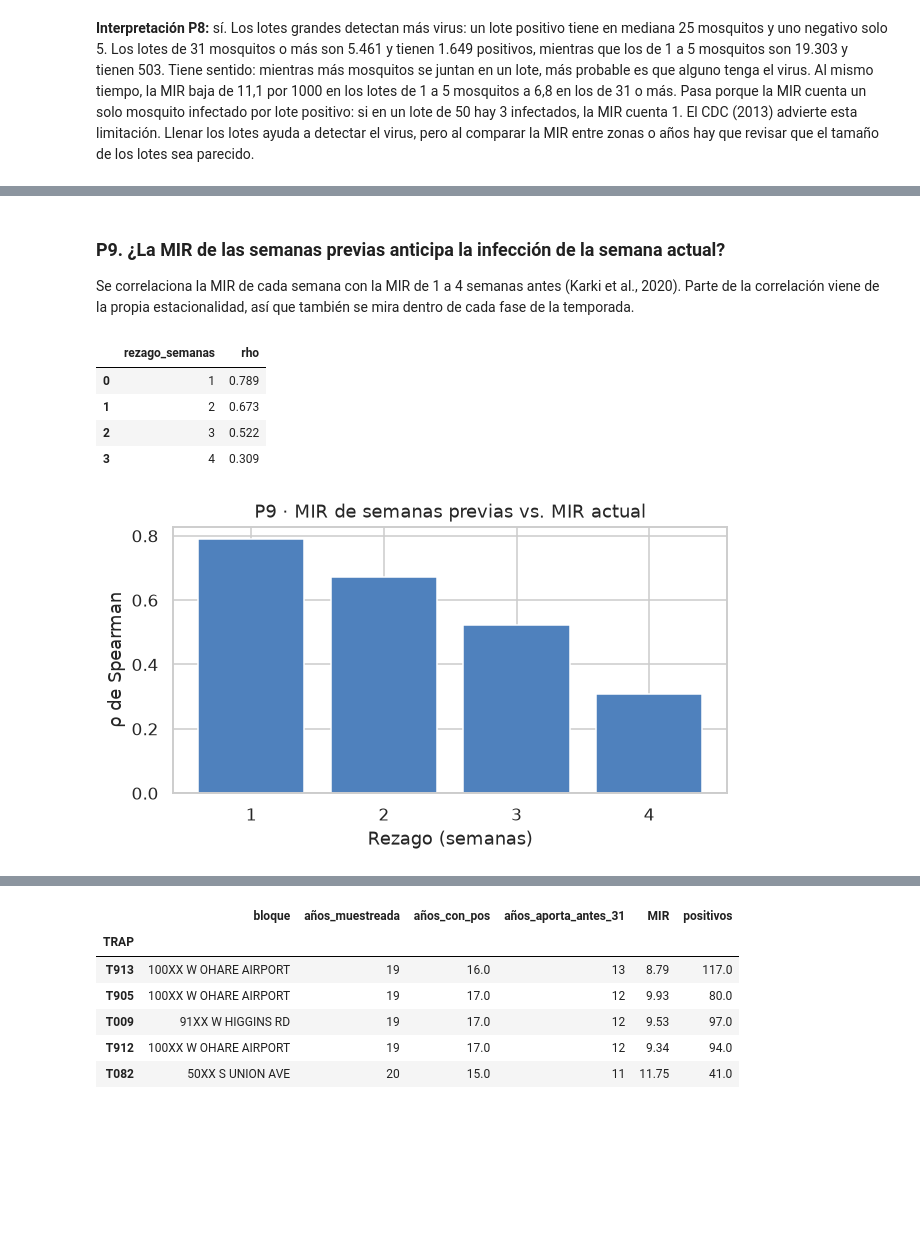
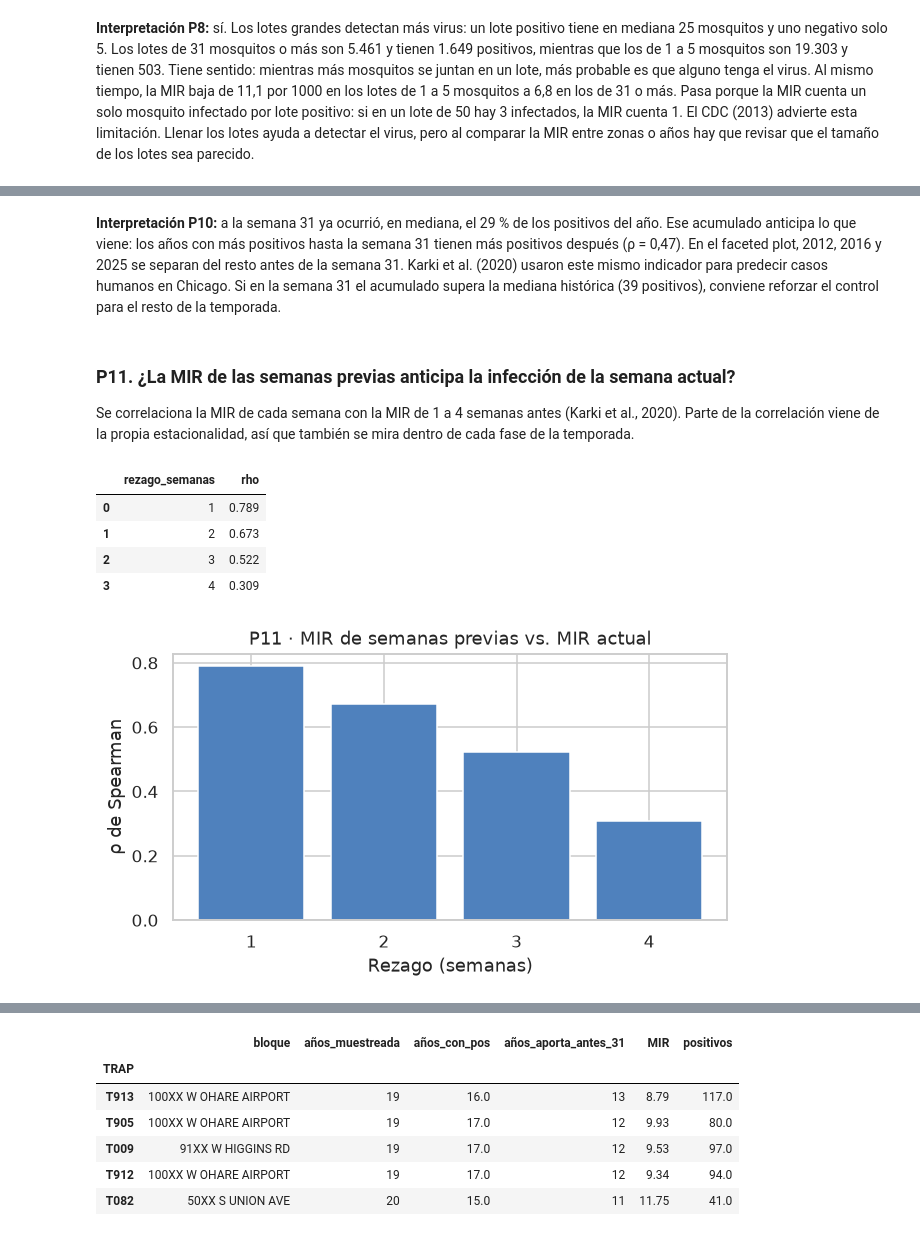
Before and after one commit to salva1984/icd, a Jupyter notebook: proyecto_wnv.ipynb, the cells around one changed output, grey strips where cells are left out. Cells and saved outputs as stored; diff of their text form; code cells hidden in the pictures; blank space fills up the shorter version.

```diff
--- a/proyecto_wnv.ipynb
+++ b/proyecto_wnv.ipynb
@@ -926,23 +998,25 @@ plt.tight_layout(); plt.show()
+# %% [markdown]
+**Interpretación P10:** a la semana 31 ya ocurrió, en mediana, el 29 % de los positivos del año. Ese acumulado anticipa lo que viene: los años con más positivos hasta la semana 31 tienen más positivos después (ρ = 0,47). En el faceted plot, 2012, 2016 y 2025 se separan del resto antes de la semana 31. Karki et al. (2020) usaron este mismo indicador para predecir casos humanos en Chicago. Si en la semana 31 el acumulado supera la mediana histórica (39 positivos), conviene reforzar el control para el resto de la temporada.
 # %% [markdown]
-### P9. ¿La MIR de las semanas previas anticipa la infección de la semana actual?
+### P11. ¿La MIR de las semanas previas anticipa la infección de la semana actual?
 Se correlaciona la MIR de cada semana con la MIR de 1 a 4 semanas antes (Karki et al., 2020). Parte de la correlación viene de la propia estacionalidad, así que también se mira dentro de cada fase de la temporada.
 # %%
 correl_previas = pd.DataFrame([
     {'rezago_semanas': k, 'rho': sem_ok[f'MIR_PREV_{k}'].corr(sem_ok['MIR'], method='spearman')}
     for k in REZAGOS])
 display(correl_previas.style.format({'rho': '{:.3f}'}))
 
 fig, ax = plt.subplots(figsize=(6, 3.5))
 ax.bar(correl_previas['rezago_semanas'], correl_previas['rho'], color='#4f81bd')
 ax.set_xlabel('Rezago (semanas)'); ax.set_ylabel('ρ de Spearman'); ax.set_xticks(list(REZAGOS))
-ax.set_title('P9 · MIR de semanas previas vs. MIR actual'); plt.tight_layout(); plt.show()
+ax.set_title('P11 · MIR de semanas previas vs. MIR actual'); plt.tight_layout(); plt.show()
 # %% [output]
 |  | rezago_semanas | rho |
 | 0 | 1 | 0.789 |
 | 1 | 2 | 0.673 |
 | 2 | 3 | 0.522 |
 | 3 | 4 | 0.309 |
-[figure, old version]
+[figure, new version]
 # %%
 s9 = sem_ok.dropna(subset=['MIR_PREV_1']).assign(FASE=lambda d: pd.cut(d['WEEK'], [0, 28, 35, 60], labels=['Temprana (≤28)', 'Pico (29-35)', 'Tardía (≥36)']))
 g = sns.lmplot(data=s9, x='MIR_PREV_1', y='MIR', col='FASE', height=3.3, aspect=1.1,
```
Also changed, not shown: parts of 30 cells of this notebook, 1 other file.
